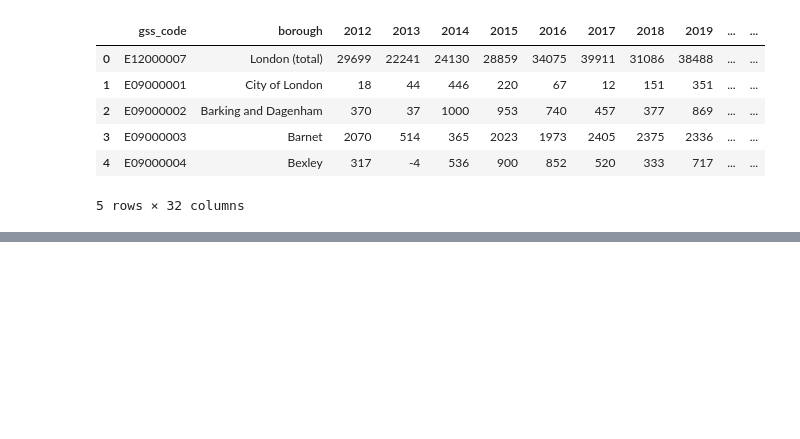
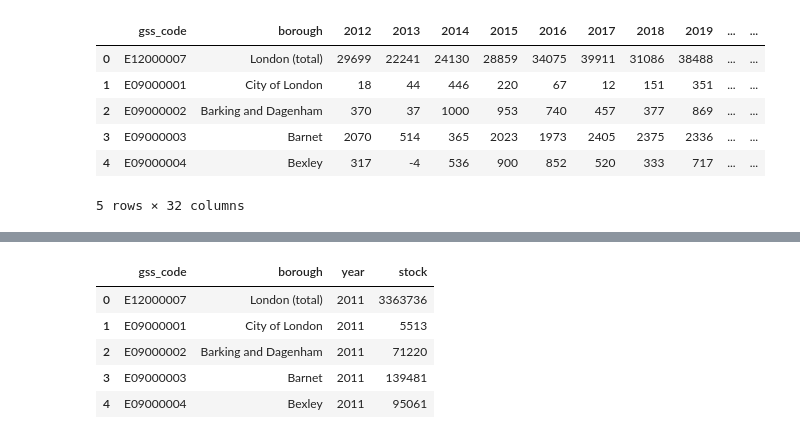
Before and after one commit to AJ-Horch/gla_population, a Jupyter notebook: GLA_project.ipynb, the cells around one changed output, grey strips where cells are left out. Cells and saved outputs as stored; diff of their text form; code cells hidden in the pictures; blank space fills up the shorter version.

```diff
--- a/GLA_project.ipynb
+++ b/GLA_project.ipynb
@@ -142,5 +114,0 @@ assumed_development.head()
-# %%
-houseing_stock = houseing_stock.rename(
-    columns={col: f"house_{col}" for col in houseing_stock if col not in ['gss_code','borough']}
-    )
-houseing_stock.head()
@@ -154,0 +128,9 @@ houseing_stock.head()
+# %%
+melt_house.head()
+# %% [output]
+|  | gss_code | borough | year | stock |
+| 0 | E12000007 | London (total) | 2011 | 3363736 |
+| 1 | E09000001 | City of London | 2011 | 5513 |
+| 2 | E09000002 | Barking and Dagenham | 2011 | 71220 |
+| 3 | E09000003 | Barnet | 2011 | 139481 |
+| 4 | E09000004 | Bexley | 2011 | 95061 |
```
Also changed, not shown: parts of 16 cells of this notebook.
